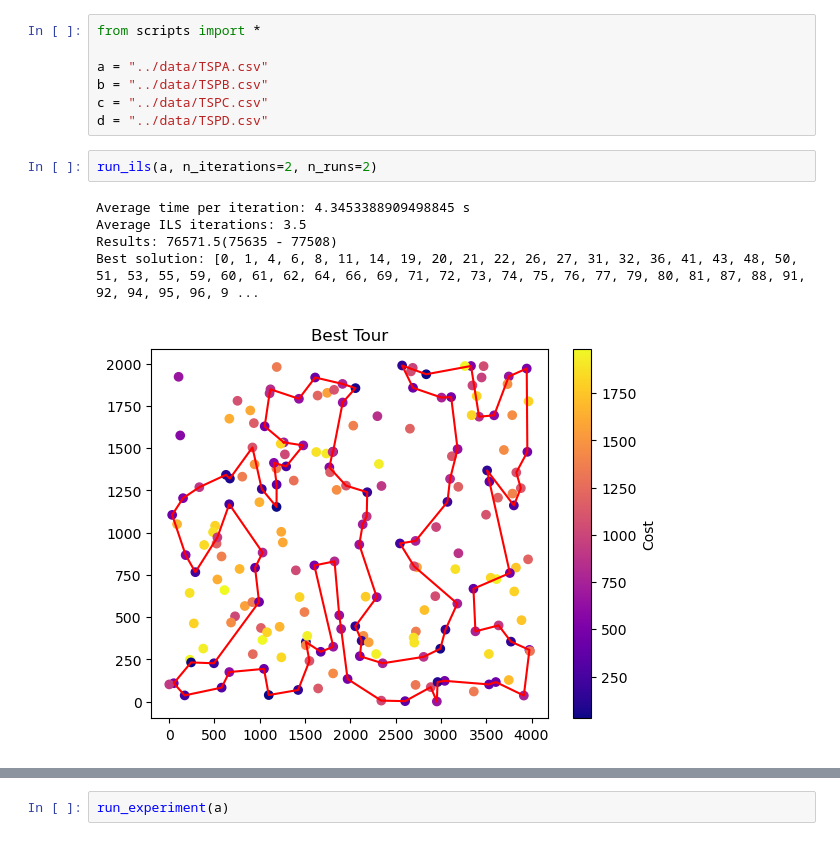
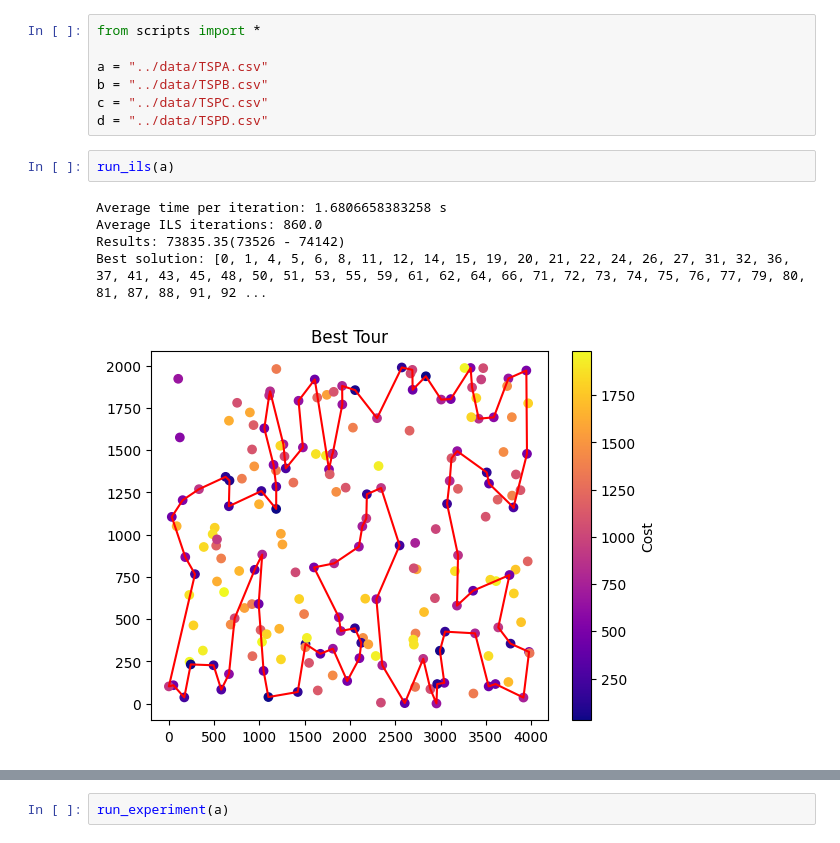
Before and after one commit to Oskshust/evo_comp, a Jupyter notebook: 6/raport.ipynb, the cells around one changed output, grey strips where cells are left out. Saved outputs shown, nothing was run; the diff lists cells and outputs as text.

Commit message:
ils results

```diff
--- a/6/raport.ipynb
+++ b/6/raport.ipynb
@@ -23,10 +23,10 @@ b = "../data/TSPB.csv"
 c = "../data/TSPC.csv"
 d = "../data/TSPD.csv"
 # %%
-run_ils(a, n_iterations=2, n_runs=2)
+run_ils(a)
 # %% [output]
-Average time per iteration: 4.3453388909498845 s
-Average ILS iterations: 3.5
-Results: 76571.5(75635 - 77508)
-Best solution: [0, 1, 4, 6, 8, 11, 14, 19, 20, 21, 22, 26, 27, 31, 32, 36, 41, 43, 48, 50, 51, 53, 55, 59, 60, 61, 62, 64, 66, 69, 71, 72, 73, 74, 75, 76, 77, 79, 80, 81, 87, 88, 91, 92, 94, 95, 96, 9 ...
+Average time per iteration: 1.6806658383258 s
+Average ILS iterations: 860.0
+Results: 73835.35(73526 - 74142)
+Best solution: [0, 1, 4, 5, 6, 8, 11, 12, 14, 15, 19, 20, 21, 22, 24, 26, 27, 31, 32, 36, 37, 41, 43, 45, 48, 50, 51, 53, 55, 59, 61, 62, 64, 66, 71, 72, 73, 74, 75, 76, 77, 79, 80, 81, 87, 88, 91, 92 ...
-[figure, old version]
+[figure, new version]
```
Also changed, not shown: parts of 3 cells of this notebook, 1 other file.
